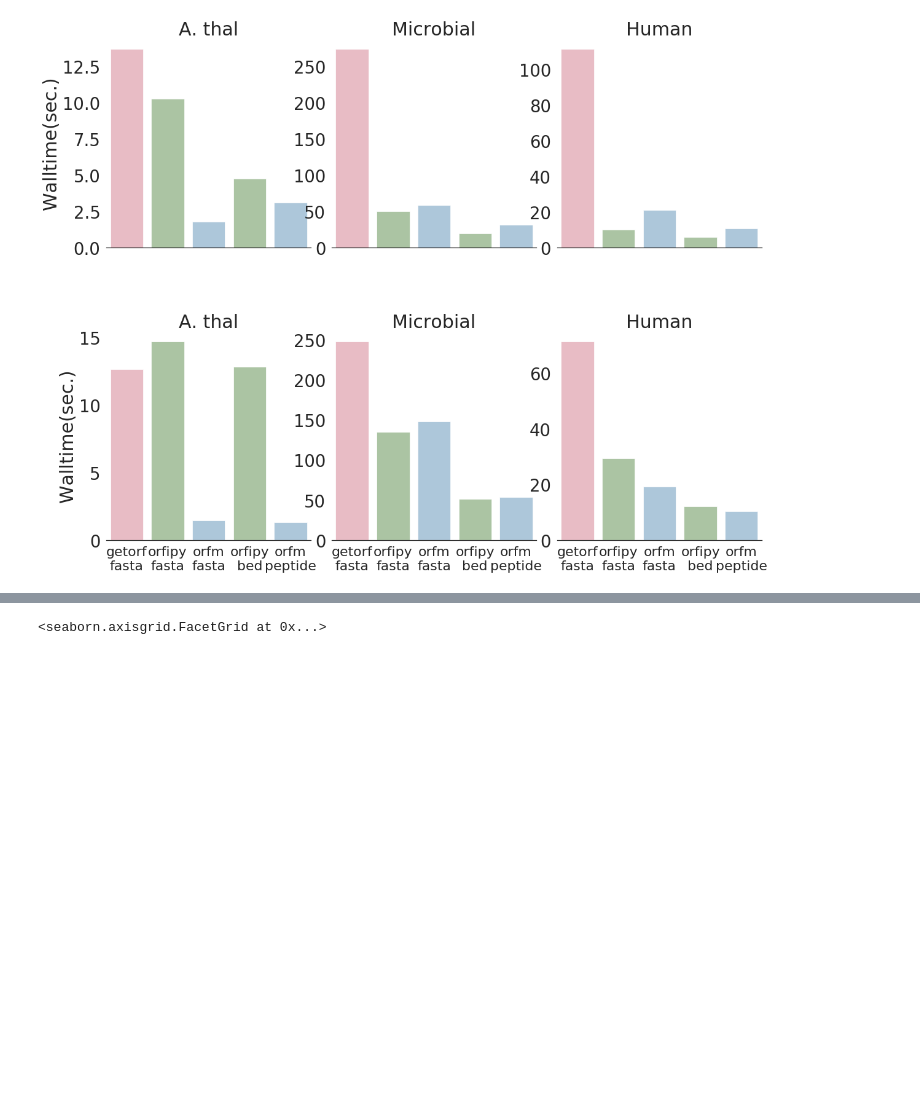
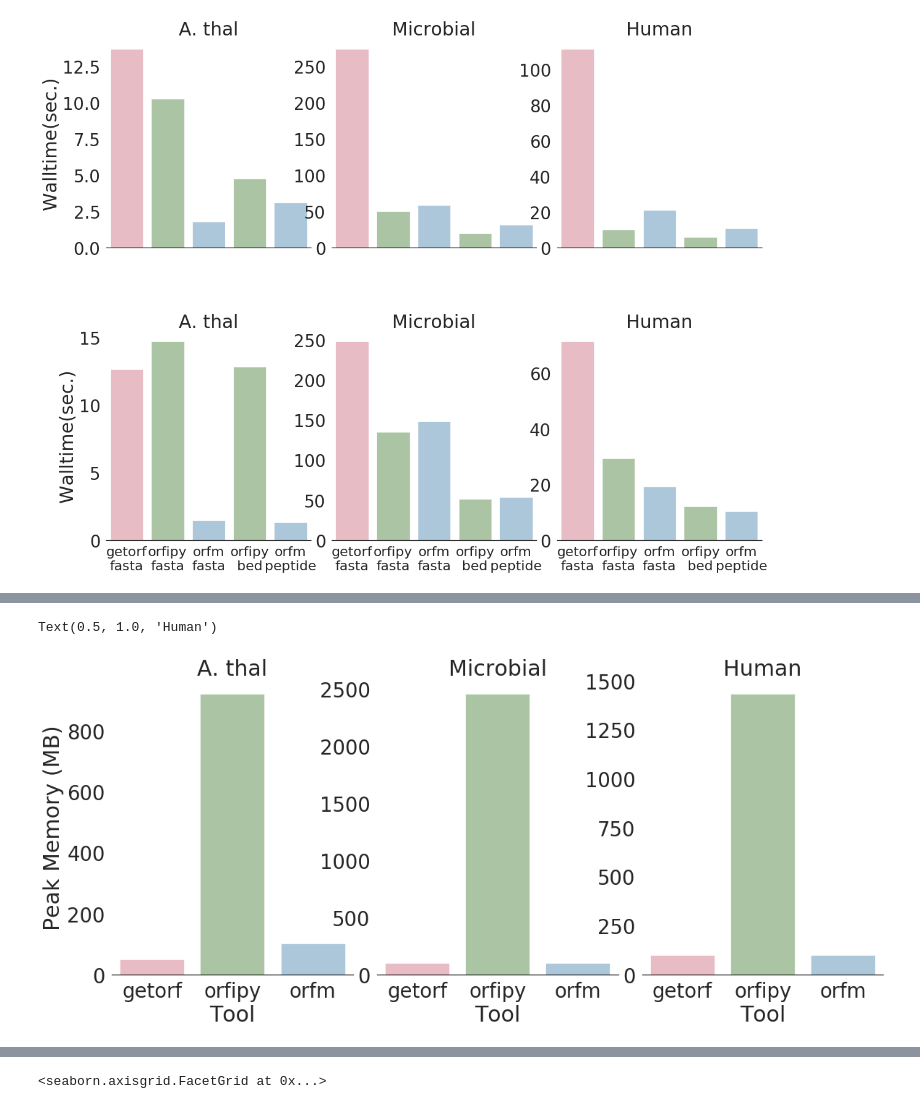
Before and after one commit to urmi-21/orfipy, a Jupyter notebook: scripts/makeplot.ipynb, the cells around one changed output, grey strips where cells are left out. Drawn from its saved outputs; the diff is of its cells as text; code cells hidden in the pictures; blank space fills up the shorter version.

```diff
--- a/scripts/makeplot.ipynb
+++ b/scripts/makeplot.ipynb
@@ -89,0 +125,28 @@ Text(0.5, 0, '')
+# %%
+#plot peak memory
+peakmem=pd.read_csv('memusage.tsv', sep='\t', header=0)
+peakmem["Group"] = peakmem["Data"] +"-"+ peakmem["Environment"]
+peakmem['Tool'] = peakmem['Tool'].astype('category')
+peakmem['Data'] = peakmem['Data'].astype('category')
+peakmem['Environment'] = peakmem['Environment'].astype('category')
+peakmem['Group'] = peakmem['Group'].astype('category')
+peakmem
+
+sns.set(font_scale=2.5,style="white")
+colors = ["#ea95a7", "#84b375","#80b2d6"]
+
+g = sns.FacetGrid(peakmem, row="Environment",col="Data", hue="Tool",
+                  palette=sns.color_palette(colors,desat=1),
+                  sharey=False,sharex=True,legend_out=True,height=7.5,
+                  aspect=.85,gridspec_kws={"wspace":0.1,"hspace":0.4})
+
+g.map(sns.barplot, "Tool", "Peak Memory (MB)", alpha=.7,ci=None)
+g.despine(left=True)
+
+axes = g.axes.flatten()
+axes[0].set_title("A. thal")
+axes[1].set_title("Microbial")
+axes[2].set_title("Human")
+# %% [output]
+Text(0.5, 1.0, 'Human')
+[figure, added]
```
Also changed, not shown: parts of 3 cells of this notebook, 9 other files.
